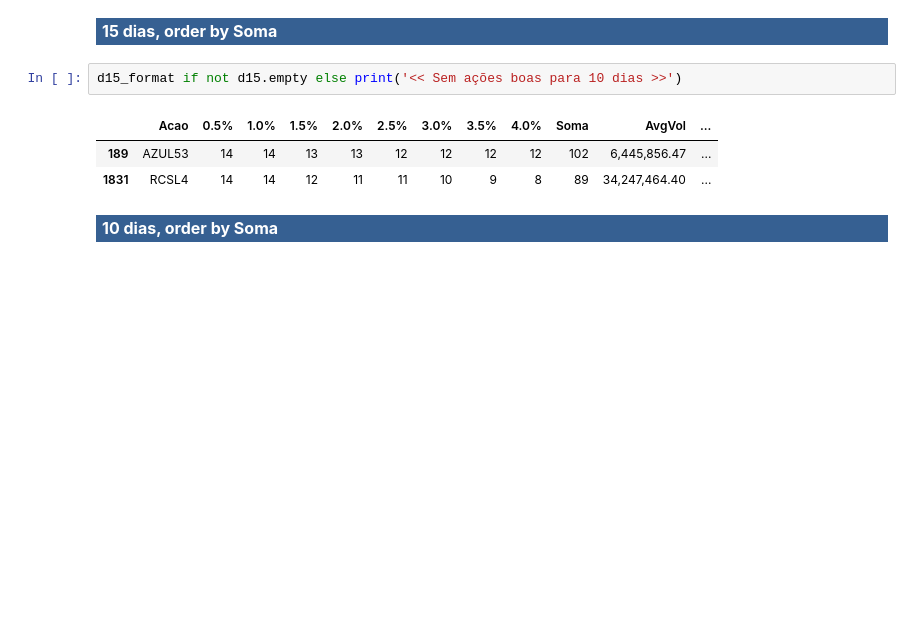
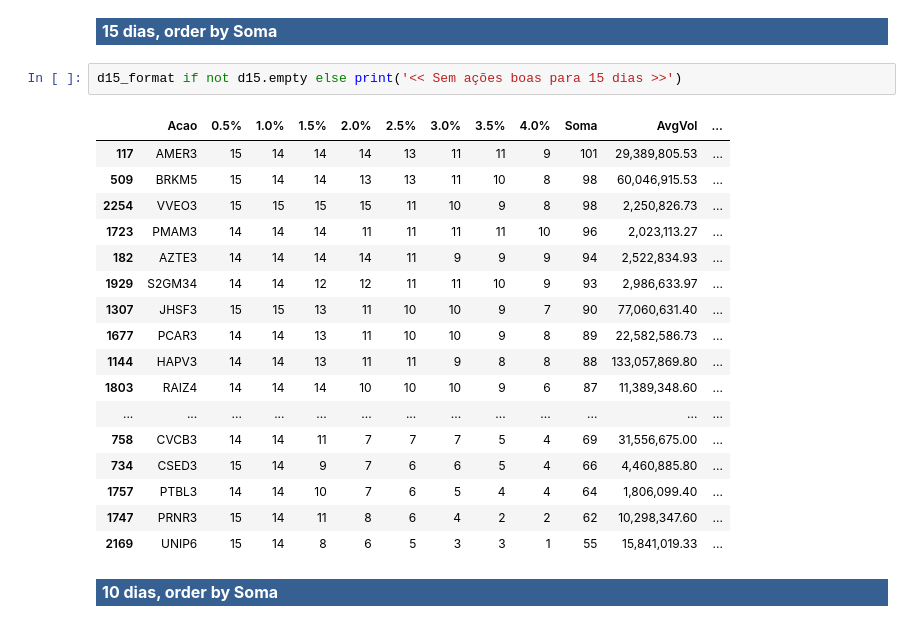
Before and after one commit to alexandre-esmeraldo/StockManager, a Jupyter notebook: StockManager_Processamento.ipynb, the cells around one changed output. Saved outputs shown, nothing was run; the diff lists cells and outputs as text; blank space fills up the shorter version.

```diff
--- a/StockManager_Processamento.ipynb
+++ b/StockManager_Processamento.ipynb
@@ -93,11 +86,25 @@ d20_format if not d20.empty else print('<< Sem ações boas para 20 dias >>')
 # %% [markdown]
 <p style="color:white; background-color: #366092; font-size: 12pt; padding: 3px 0px 3px 6px; font-weight: bold">  15 dias, order by Soma </p>
 # %%
-d15_format if not d15.empty else print('<< Sem ações boas para 10 dias >>')
+d15_format if not d15.empty else print('<< Sem ações boas para 15 dias >>')
 # %% [output]
 |  | Acao | 0.5% | 1.0% | 1.5% | 2.0% | 2.5% | 3.0% | 3.5% | 4.0% | Soma | AvgVol | ... |
-| 189 | AZUL53 | 14 | 14 | 13 | 13 | 12 | 12 | 12 | 12 | 102 | 6,445,856.47 | ... |
-| 1831 | RCSL4 | 14 | 14 | 12 | 11 | 11 | 10 | 9 | 8 | 89 | 34,247,464.40 | ... |
+| 117 | AMER3 | 15 | 14 | 14 | 14 | 13 | 11 | 11 | 9 | 101 | 29,389,805.53 | ... |
+| 509 | BRKM5 | 15 | 14 | 14 | 13 | 13 | 11 | 10 | 8 | 98 | 60,046,915.53 | ... |
+| 2254 | VVEO3 | 15 | 15 | 15 | 15 | 11 | 10 | 9 | 8 | 98 | 2,250,826.73 | ... |
+| 1723 | PMAM3 | 14 | 14 | 14 | 11 | 11 | 11 | 11 | 10 | 96 | 2,023,113.27 | ... |
+| 182 | AZTE3 | 14 | 14 | 14 | 14 | 11 | 9 | 9 | 9 | 94 | 2,522,834.93 | ... |
+| 1929 | S2GM34 | 14 | 14 | 12 | 12 | 11 | 11 | 10 | 9 | 93 | 2,986,633.97 | ... |
+| 1307 | JHSF3 | 15 | 15 | 13 | 11 | 10 | 10 | 9 | 7 | 90 | 77,060,631.40 | ... |
+| 1677 | PCAR3 | 14 | 14 | 13 | 11 | 10 | 10 | 9 | 8 | 89 | 22,582,586.73 | ... |
+| 1144 | HAPV3 | 14 | 14 | 13 | 11 | 11 | 9 | 8 | 8 | 88 | 133,057,869.80 | ... |
+| 1803 | RAIZ4 | 14 | 14 | 14 | 10 | 10 | 10 | 9 | 6 | 87 | 11,389,348.60 | ... |
+| ... | ... | ... | ... | ... | ... | ... | ... | ... | ... | ... | ... | ... |
+| 758 | CVCB3 | 14 | 14 | 11 | 7 | 7 | 7 | 5 | 4 | 69 | 31,556,675.00 | ... |
+| 734 | CSED3 | 15 | 14 | 9 | 7 | 6 | 6 | 5 | 4 | 66 | 4,460,885.80 | ... |
+| 1757 | PTBL3 | 14 | 14 | 10 | 7 | 6 | 5 | 4 | 4 | 64 | 1,806,099.40 | ... |
+| 1747 | PRNR3 | 15 | 14 | 11 | 8 | 6 | 4 | 2 | 2 | 62 | 10,298,347.60 | ... |
+| 2169 | UNIP6 | 15 | 14 | 8 | 6 | 5 | 3 | 3 | 1 | 55 | 15,841,019.33 | ... |
 # %% [markdown]
 <p style="color:white; background-color: #366092; font-size: 12pt; padding: 3px 0px 3px 6px; font-weight: bold">  10 dias, order by Soma </p>
 # %%
```
Also changed, not shown: parts of 20 cells of this notebook, 9 other files.
